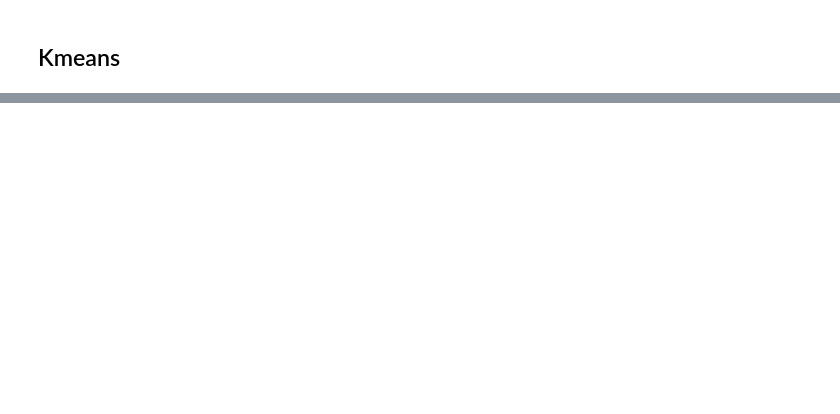
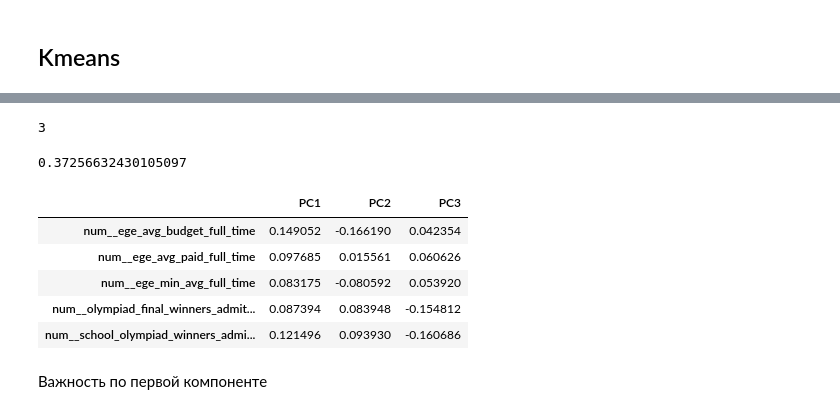
Before and after one commit to LunisLinus/machine_learning, a Jupyter notebook: cluster/university/university2022.ipynb, the cells around one changed output, grey strips where cells are left out. Cells and saved outputs as stored; diff of their text form; code cells hidden in the pictures; blank space fills up the shorter version.

```diff
--- a/cluster/university/university2022.ipynb
+++ b/cluster/university/university2022.ipynb
@@ -836,0 +929,8 @@ print("Объясненная дисперсия:", pca.explained_variance_ratio
+# %%
+pipe.named_steps["pca"].n_components_
+# %% [output]
+3
+# %%
+pipe.named_steps["pca"].explained_variance_ratio_.sum()
+# %% [output]
+0.37256632430105097
@@ -836,0 +970,20 @@ print("Объясненная дисперсия:", pca.explained_variance_ratio
+# %%
+feature_names = pipe.named_steps["prep"].get_feature_names_out()
+# %%
+pca = pipe.named_steps["pca"]
+loadings = pd.DataFrame(
+    pca.components_.T,
+    index=feature_names,
+    columns=[f"PC{i+1}" for i in range(pca.n_components_)]
+)
+
+loadings.head()
+# %% [output]
+|  | PC1 | PC2 | PC3 |
+| num__ege_avg_budget_full_time | 0.149052 | -0.166190 | 0.042354 |
+| num__ege_avg_paid_full_time | 0.097685 | 0.015561 | 0.060626 |
+| num__ege_min_avg_full_time | 0.083175 | -0.080592 | 0.053920 |
+| num__olympiad_final_winners_admit... | 0.087394 | 0.083948 | -0.154812 |
+| num__school_olympiad_winners_admi... | 0.121496 | 0.093930 | -0.160686 |
+# %% [markdown]
+Важность по первой компоненте
```
Also changed, not shown: parts of 63 cells of this notebook.
